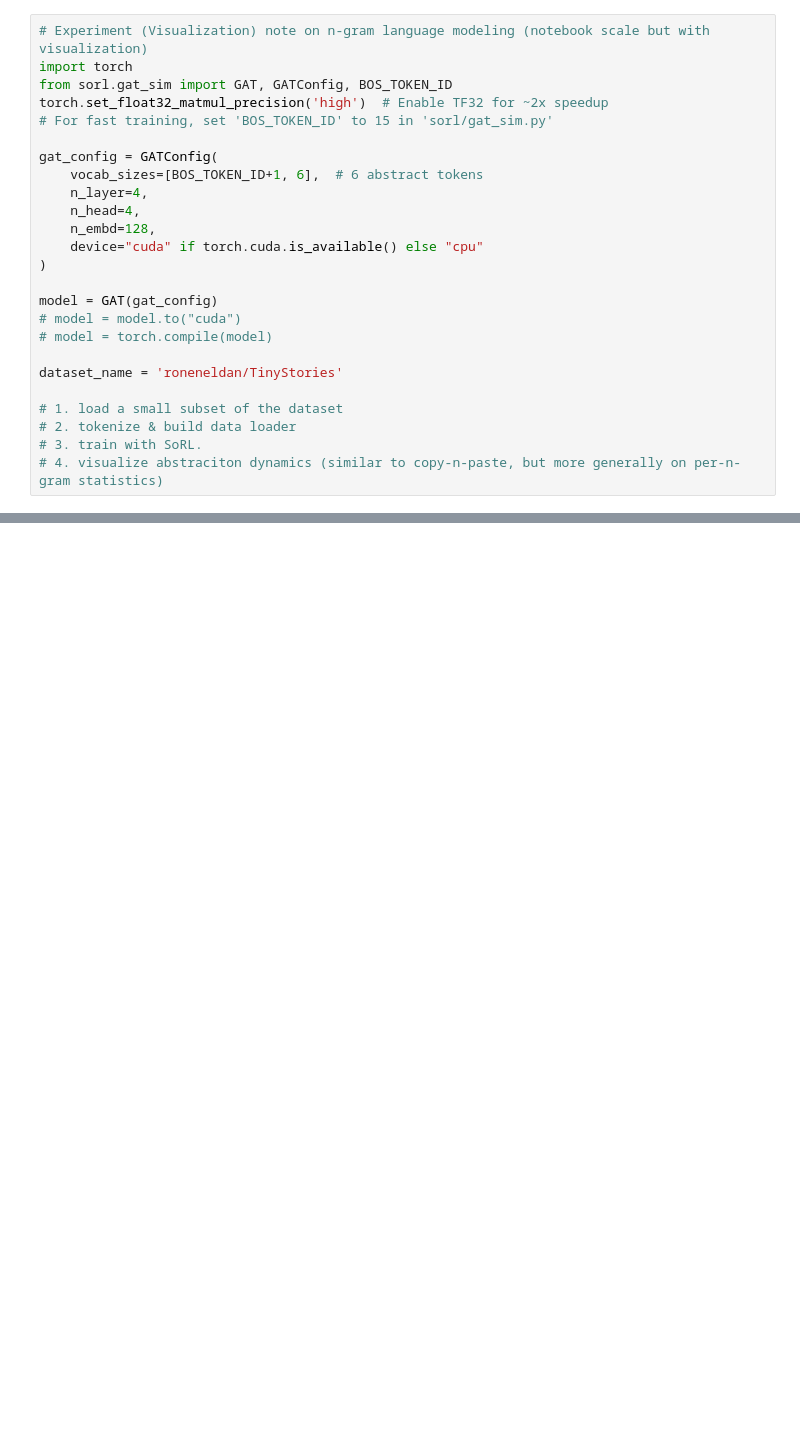
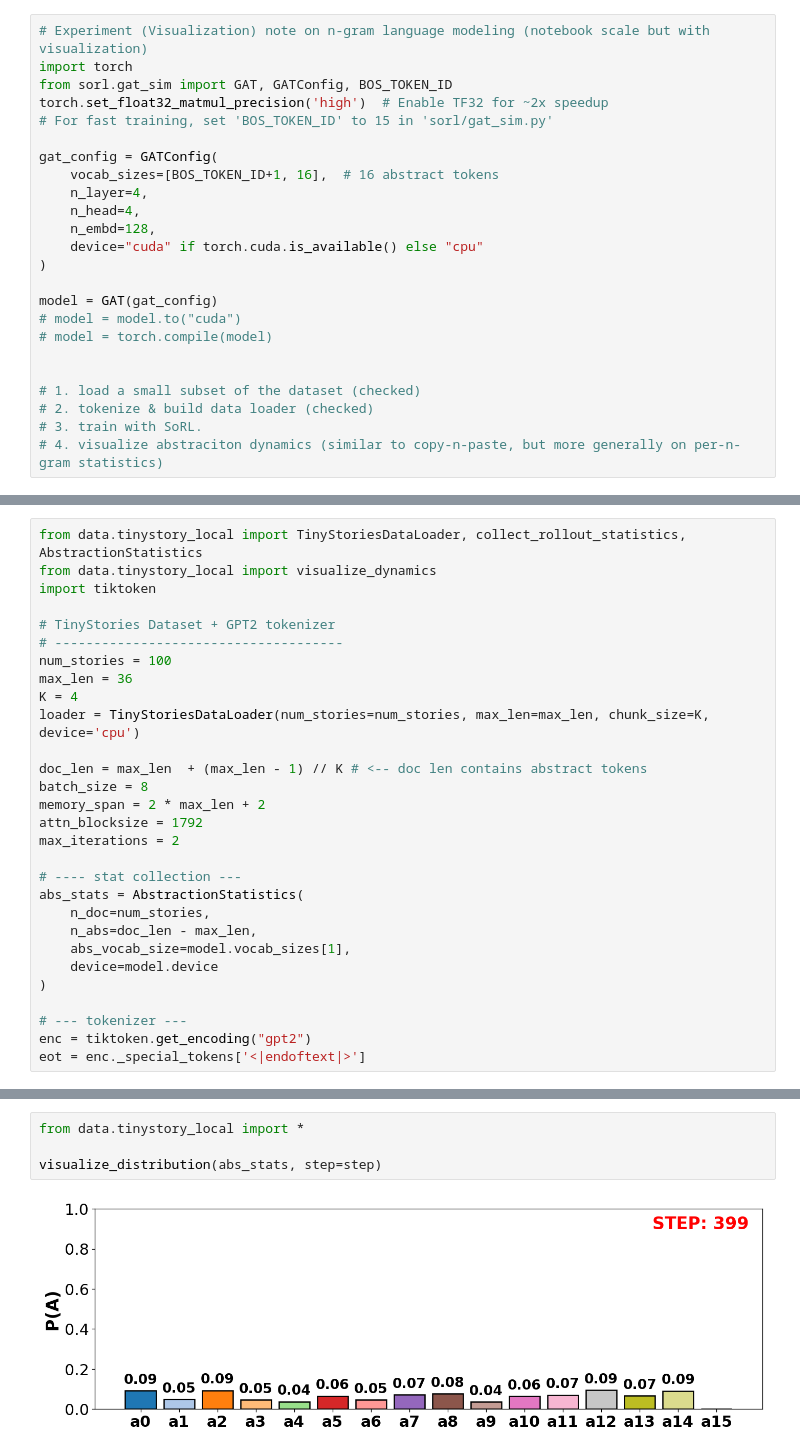
Before and after one commit to fangyuan-ksgk/mod_gpt, a Jupyter notebook: tinystories.ipynb, the cells around one changed output, grey strips where cells are left out. Saved outputs shown, nothing was run; the diff lists cells and outputs as text; blank space fills up the shorter version.

Commit message:
feat: add tinystory dataset and visualization functions

```diff
--- a/tinystories.ipynb
+++ b/tinystories.ipynb
@@ -6,7 +6,7 @@ torch.set_float32_matmul_precision('high')  # Enable TF32 for ~2x speedup
 # For fast training, set 'BOS_TOKEN_ID' to 15 in 'sorl/gat_sim.py'
 
 gat_config = GATConfig(
-    vocab_sizes=[BOS_TOKEN_ID+1, 6],  # 6 abstract tokens
+    vocab_sizes=[BOS_TOKEN_ID+1, 16],  # 16 abstract tokens
     n_layer=4,
     n_head=4,
     n_embd=128,
@@ -17,9 +17,8 @@ model = GAT(gat_config)
 # model = model.to("cuda")
 # model = torch.compile(model)
 
-dataset_name = 'roneneldan/TinyStories'
 
-# 1. load a small subset of the dataset
-# 2. tokenize & build data loader
+# 1. load a small subset of the dataset (checked)
+# 2. tokenize & build data loader (checked)
 # 3. train with SoRL.
 # 4. visualize abstraciton dynamics (similar to copy-n-paste, but more generally on per-n-gram statistics)
@@ -32,0 +25,29 @@ math.log(256)
+# %%
+from data.tinystory_local import TinyStoriesDataLoader, collect_rollout_statistics, AbstractionStatistics
+from data.tinystory_local import visualize_dynamics
+import tiktoken
+
+# TinyStories Dataset + GPT2 tokenizer
+# -------------------------------------
+num_stories = 100
+max_len = 36
+K = 4
+loader = TinyStoriesDataLoader(num_stories=num_stories, max_len=max_len, chunk_size=K, device='cpu')
+
+doc_len = max_len  + (max_len - 1) // K # <-- doc len contains abstract tokens
+batch_size = 8
+memory_span = 2 * max_len + 2
+attn_blocksize = 1792
+max_iterations = 2
+
+# ---- stat collection ---
+abs_stats = AbstractionStatistics(
+    n_doc=num_stories,
+    n_abs=doc_len - max_len,
+    abs_vocab_size=model.vocab_sizes[1],
+    device=model.device
+)
+
+# --- tokenizer ---
+enc = tiktoken.get_encoding("gpt2")
+eot = enc._special_tokens['<|endoftext|>']
@@ -32,0 +158,6 @@ math.log(256)
+# %%
+from data.tinystory_local import *
+
+visualize_distribution(abs_stats, step=step)
+# %% [output]
+[figure, added]
```
Also changed, not shown: parts of 8 cells of this notebook, 7 other files.
